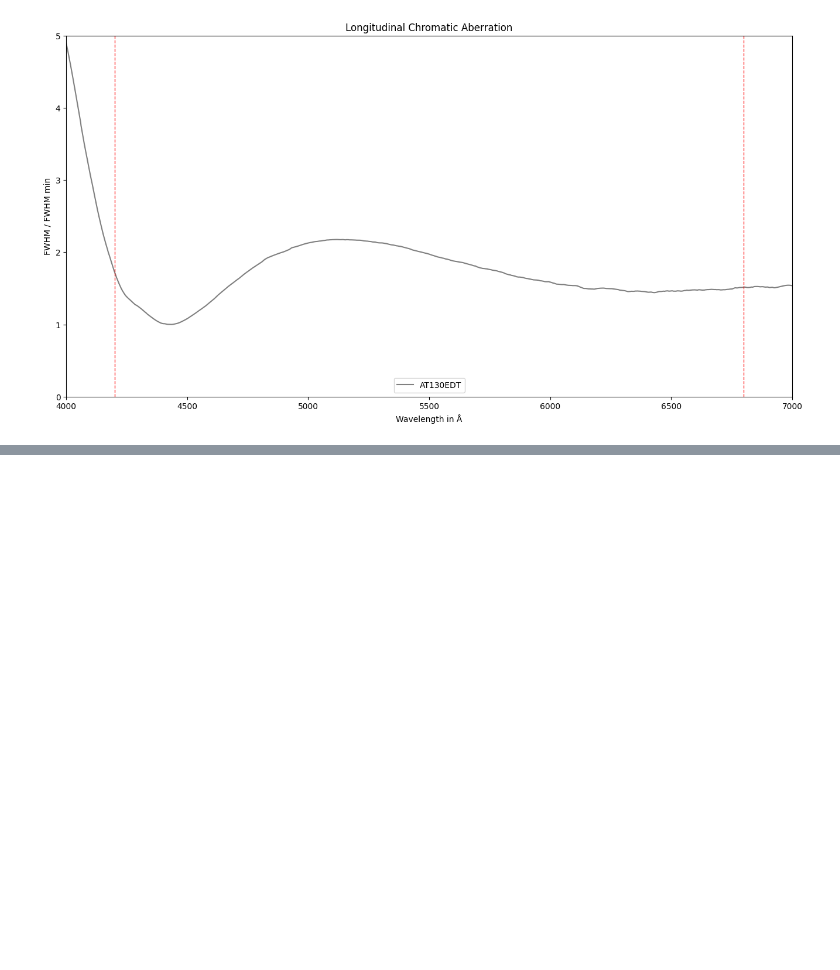
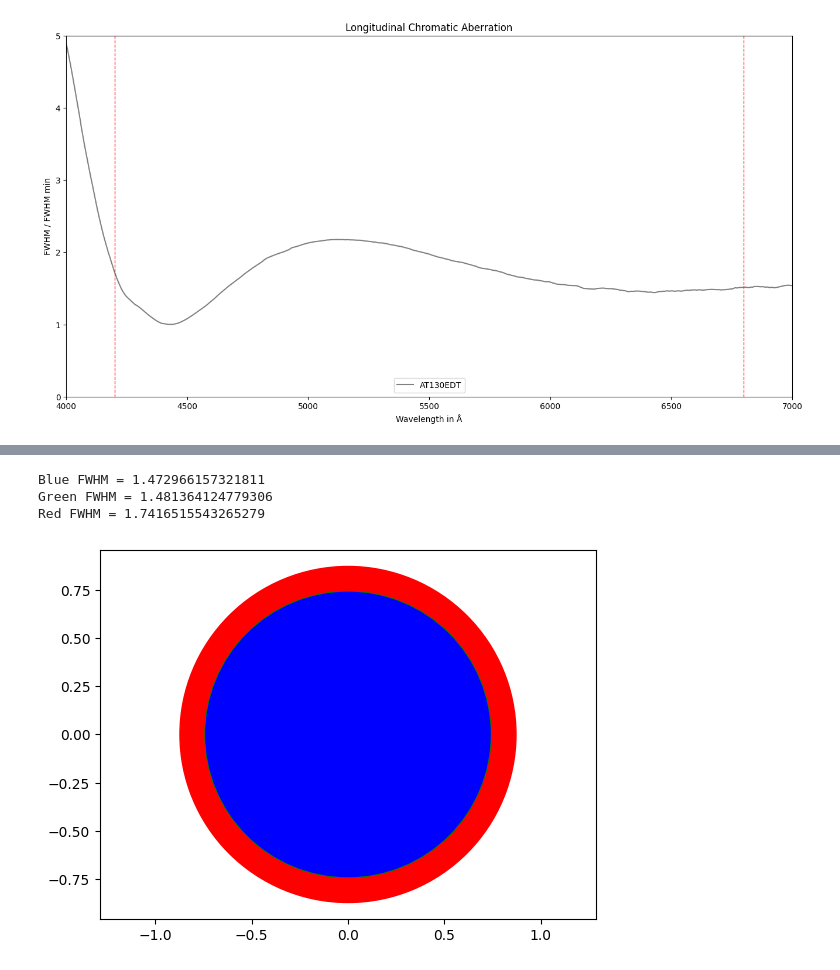
Before and after one commit to jlecomte/chromatic-aberration-estimator, a Jupyter notebook: Estimate-Longitudinal-CA.ipynb, the cells around one changed output, grey strips where cells are left out. Cells and saved outputs as stored; diff of their text form; code cells hidden in the pictures; blank space fills up the shorter version.

```diff
--- a/Estimate-Longitudinal-CA.ipynb
+++ b/Estimate-Longitudinal-CA.ipynb
@@ -125,6 +125,14 @@ def compute_fwhm_data(filename,
 # %%
 def calculate_score(fwhmData):
   return len(fwhmData) / np.sum(fwhmData)
+# %%
+def get_fwhm_for_wavelength(fwhmData,
+                            wavelength,
+                            wavelength1=4000,
+                            wavelength2=7100):
+  step = len(fwhmData) / (wavelength2 - wavelength1)
+  index = math.floor((wavelength - wavelength1) * step)
+  return fwhmData[index]
 # %%
 rc10_fwhmData = compute_fwhm_data(
   filename="data/RC10/SSCyg.fits",
@@ -242,0 +252,28 @@ Askar 151 PHQ + Astronomik L3 -> 0.68
+# %%
+# Attempt to create the same spot diagram for the Askar 151PHQ as the one advertised...
+
+blue_fwhm = get_fwhm_for_wavelength(askar151phq_visible_fwhmData, 4300)
+green_fwhm = get_fwhm_for_wavelength(askar151phq_visible_fwhmData, 5600)
+red_fwhm = get_fwhm_for_wavelength(askar151phq_visible_fwhmData, 7030)
+
+print(f"Blue FWHM = {blue_fwhm}")
+print(f"Green FWHM = {green_fwhm}")
+print(f"Red FWHM = {red_fwhm}")
+
+fig = plt.figure()
+ax = fig.add_subplot()
+
+circle_blue = plt.Circle((0, 0), blue_fwhm/2, color='blue')
+circle_green = plt.Circle((0, 0), green_fwhm/2, color='green')
+circle_red = plt.Circle((0, 0), red_fwhm/2, color='red')
+
+ax.add_patch(circle_red)
+ax.add_patch(circle_green)
+ax.add_patch(circle_blue)
+
+ax.axis('equal');
+# %% [output]
+Blue FWHM = 1.472966157321811
+Green FWHM = 1.481364124779306
+Red FWHM = 1.7416515543265279
+[figure, added]
```
Also changed, not shown: parts of 1 cell of this notebook.
